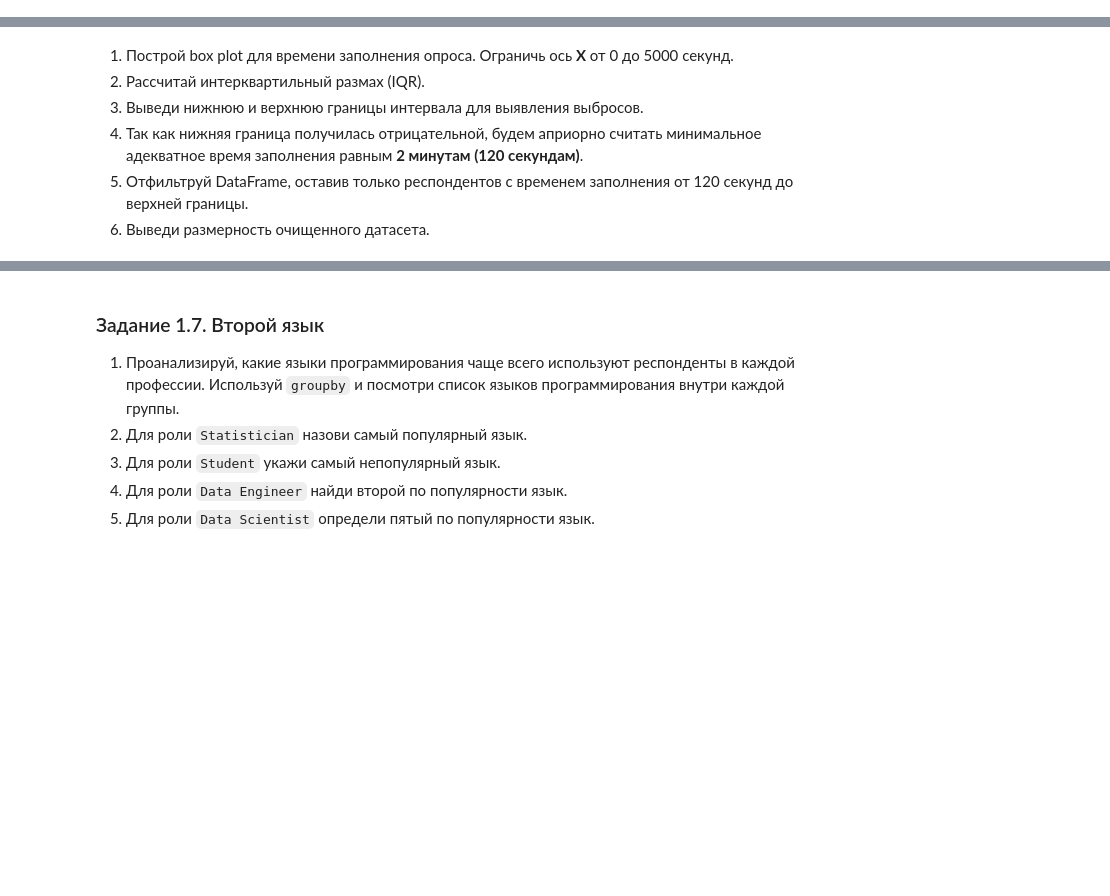
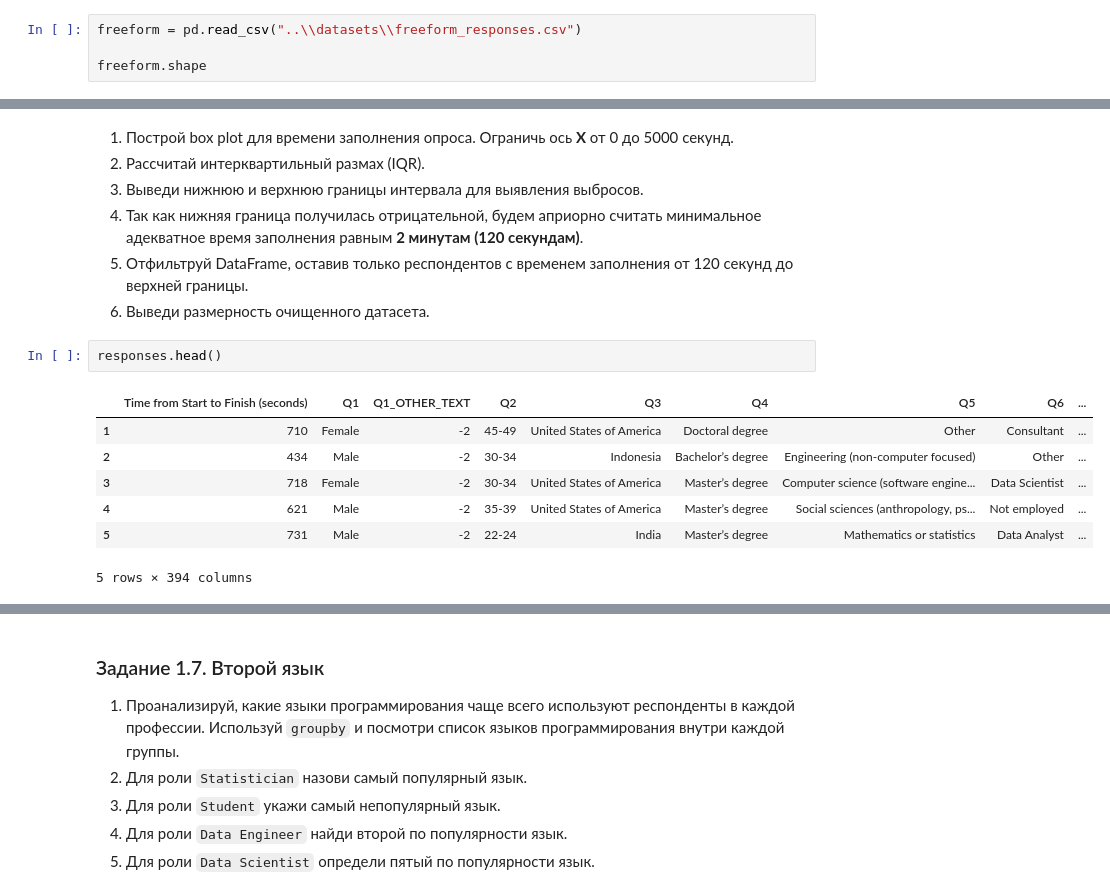
Before and after one commit to eugerne/school21-projects, a Jupyter notebook: project3/AI_Data_Analytics_Project_3_ID_1577559-1-1/src/03-assignment.ipynb, the cells around one changed output, grey strips where cells are left out. Drawn from its saved outputs; the diff is of its cells as text; blank space fills up the shorter version.

```diff
--- a/project3/AI_Data_Analytics_Project_3_ID_1577559-1-1/src/03-assignment.ipynb
+++ b/project3/AI_Data_Analytics_Project_3_ID_1577559-1-1/src/03-assignment.ipynb
@@ -31,0 +40,4 @@ import matplotlib.pyplot as plt
+# %%
+freeform = pd.read_csv("..\\datasets\\freeform_responses.csv")
+
+freeform.shape
@@ -117,3 +423,13 @@ $$IQR = Q3 - Q1$$
 4. Так как нижняя граница получилась отрицательной, будем априорно считать минимальное адекватное время заполнения равным **2 минутам (120 секундам)**.
 5. Отфильтруй DataFrame, оставив только респондентов с временем заполнения от 120 секунд до верхней границы.
 6. Выведи размерность очищенного датасета.
+# %%
+responses.head()
+# %% [output]
+|  | Time from Start to Finish (seconds) | Q1 | Q1_OTHER_TEXT | Q2 | Q3 | Q4 | Q5 | Q6 | ... |
+| 1 | 710 | Female | -2 | 45-49 | United States of America | Doctoral degree | Other | Consultant | ... |
+| 2 | 434 | Male | -2 | 30-34 | Indonesia | Bachelor’s degree | Engineering (non-computer focused) | Other | ... |
+| 3 | 718 | Female | -2 | 30-34 | United States of America | Master’s degree | Computer science (software engine... | Data Scientist | ... |
+| 4 | 621 | Male | -2 | 35-39 | United States of America | Master’s degree | Social sciences (anthropology, ps... | Not employed | ... |
+| 5 | 731 | Male | -2 | 22-24 | India | Master’s degree | Mathematics or statistics | Data Analyst | ... |
+5 rows × 394 columns
```
Also changed, not shown: parts of 59 cells of this notebook, 53 other files.
